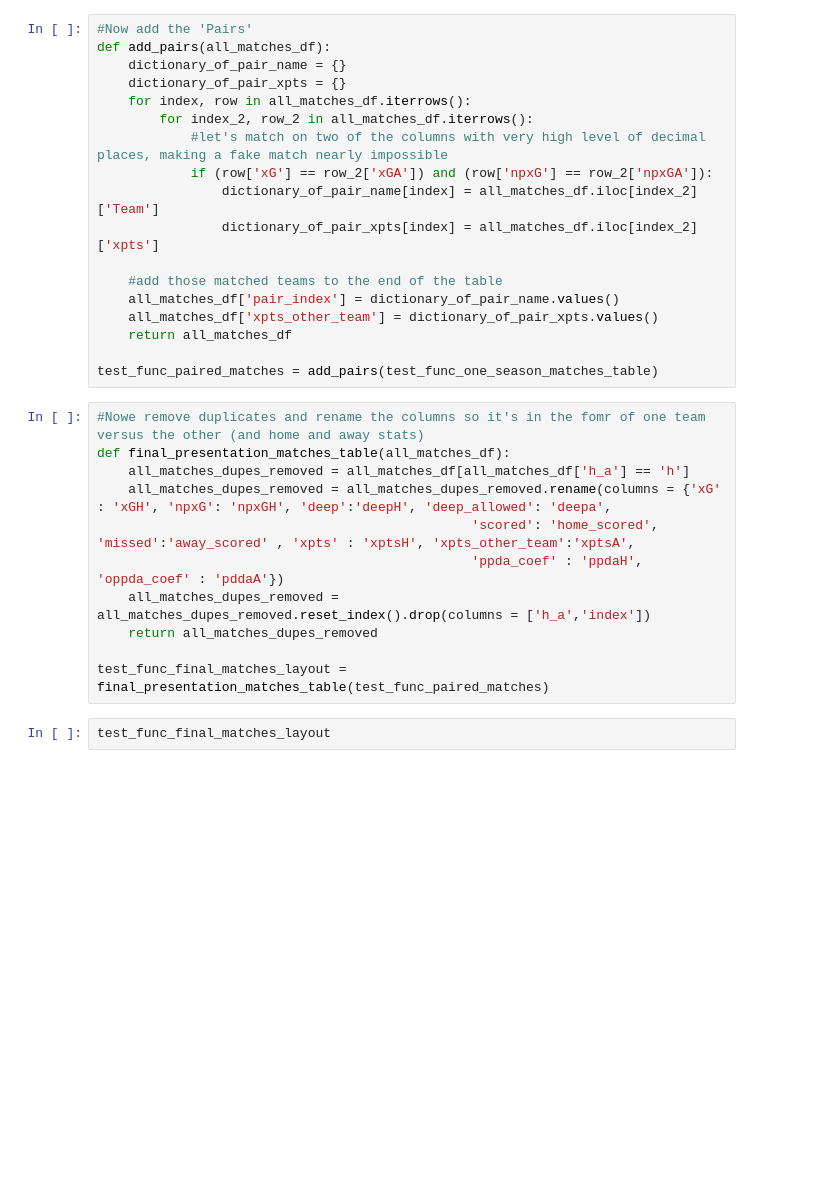
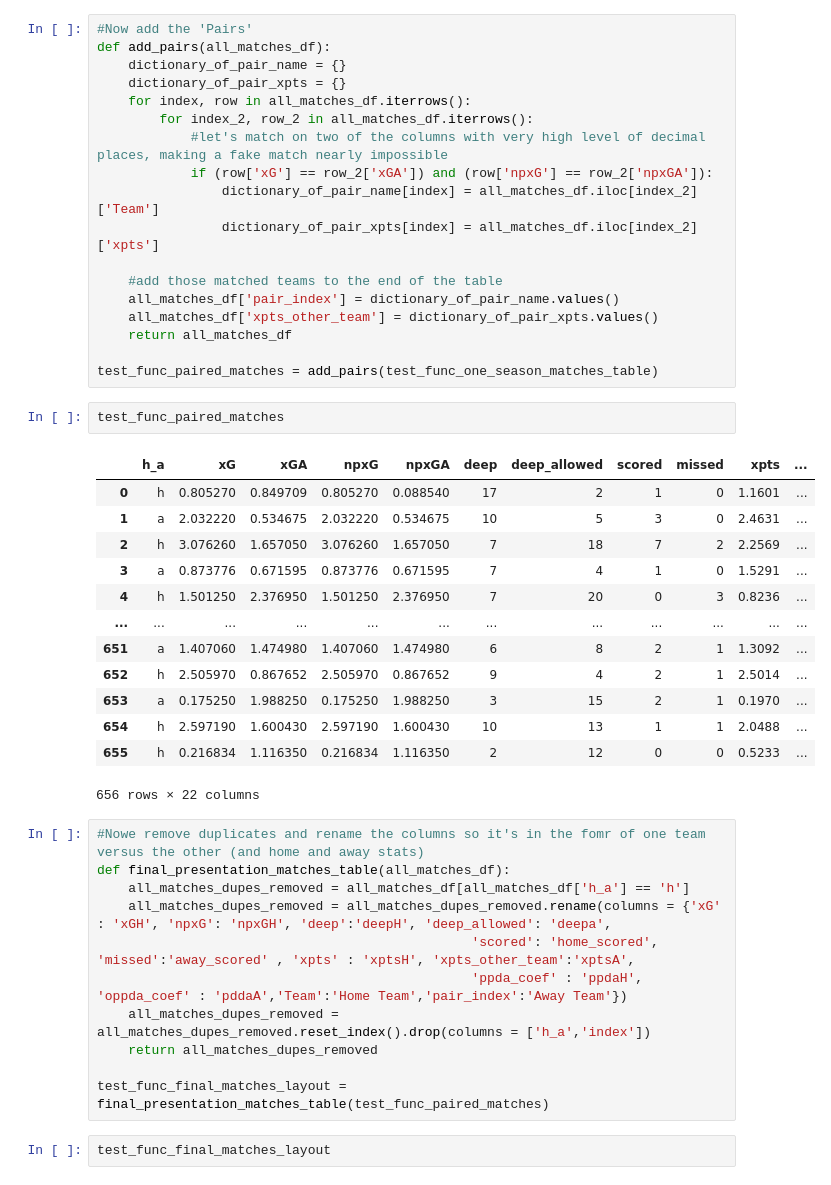
Before and after one commit to jakelourie1502/Football_Data, a Jupyter notebook: Scraping_Understat.ipynb, the cells around one changed output. Saved outputs shown, nothing was run; the diff lists cells and outputs as text; blank space fills up the shorter version.

```diff
--- a/Scraping_Understat.ipynb
+++ b/Scraping_Understat.ipynb
@@ -627,13 +637,29 @@ def add_pairs(all_matches_df):
     return all_matches_df
 
 test_func_paired_matches = add_pairs(test_func_one_season_matches_table)
+# %%
+test_func_paired_matches
+# %% [output]
+|  | h_a | xG | xGA | npxG | npxGA | deep | deep_allowed | scored | missed | xpts | ... |
+| 0 | h | 0.805270 | 0.849709 | 0.805270 | 0.088540 | 17 | 2 | 1 | 0 | 1.1601 | ... |
+| 1 | a | 2.032220 | 0.534675 | 2.032220 | 0.534675 | 10 | 5 | 3 | 0 | 2.4631 | ... |
+| 2 | h | 3.076260 | 1.657050 | 3.076260 | 1.657050 | 7 | 18 | 7 | 2 | 2.2569 | ... |
+| 3 | a | 0.873776 | 0.671595 | 0.873776 | 0.671595 | 7 | 4 | 1 | 0 | 1.5291 | ... |
+| 4 | h | 1.501250 | 2.376950 | 1.501250 | 2.376950 | 7 | 20 | 0 | 3 | 0.8236 | ... |
+| ... | ... | ... | ... | ... | ... | ... | ... | ... | ... | ... | ... |
+| 651 | a | 1.407060 | 1.474980 | 1.407060 | 1.474980 | 6 | 8 | 2 | 1 | 1.3092 | ... |
+| 652 | h | 2.505970 | 0.867652 | 2.505970 | 0.867652 | 9 | 4 | 2 | 1 | 2.5014 | ... |
+| 653 | a | 0.175250 | 1.988250 | 0.175250 | 1.988250 | 3 | 15 | 2 | 1 | 0.1970 | ... |
+| 654 | h | 2.597190 | 1.600430 | 2.597190 | 1.600430 | 10 | 13 | 1 | 1 | 2.0488 | ... |
+| 655 | h | 0.216834 | 1.116350 | 0.216834 | 1.116350 | 2 | 12 | 0 | 0 | 0.5233 | ... |
+656 rows × 22 columns
 # %%
 #Nowe remove duplicates and rename the columns so it's in the fomr of one team versus the other (and home and away stats)
 def final_presentation_matches_table(all_matches_df):
     all_matches_dupes_removed = all_matches_df[all_matches_df['h_a'] == 'h']
     all_matches_dupes_removed = all_matches_dupes_removed.rename(columns = {'xG' : 'xGH', 'npxG': 'npxGH', 'deep':'deepH', 'deep_allowed': 'deepa',
                                                 'scored': 'home_scored', 'missed':'away_scored' , 'xpts' : 'xptsH', 'xpts_other_team':'xptsA',
-                                                'ppda_coef' : 'ppdaH', 'oppda_coef' : 'pddaA'})
+                                                'ppda_coef' : 'ppdaH', 'oppda_coef' : 'pddaA','Team':'Home Team','pair_index':'Away Team'})
     all_matches_dupes_removed = all_matches_dupes_removed.reset_index().drop(columns = ['h_a','index'])
     return all_matches_dupes_removed
 
```
Also changed, not shown: parts of 8 cells of this notebook.
